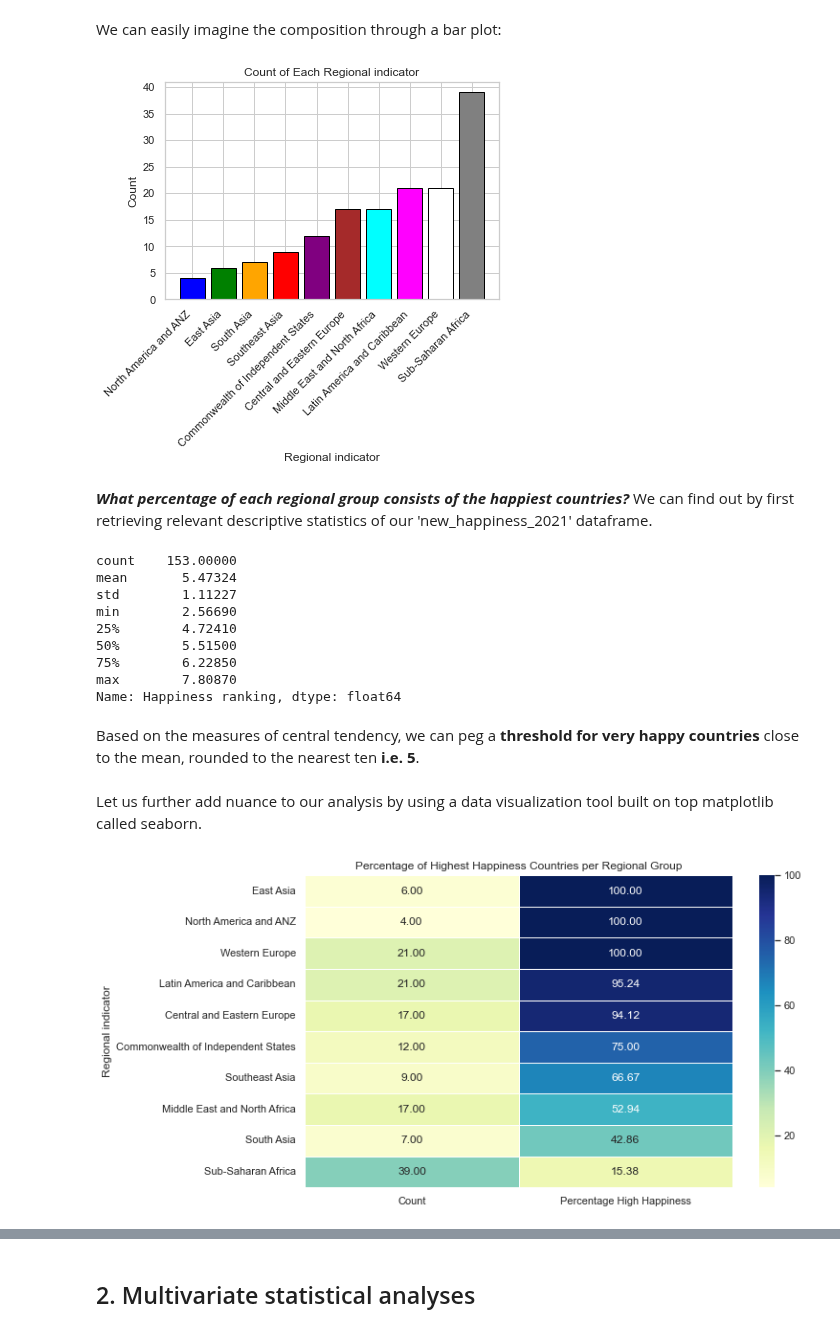
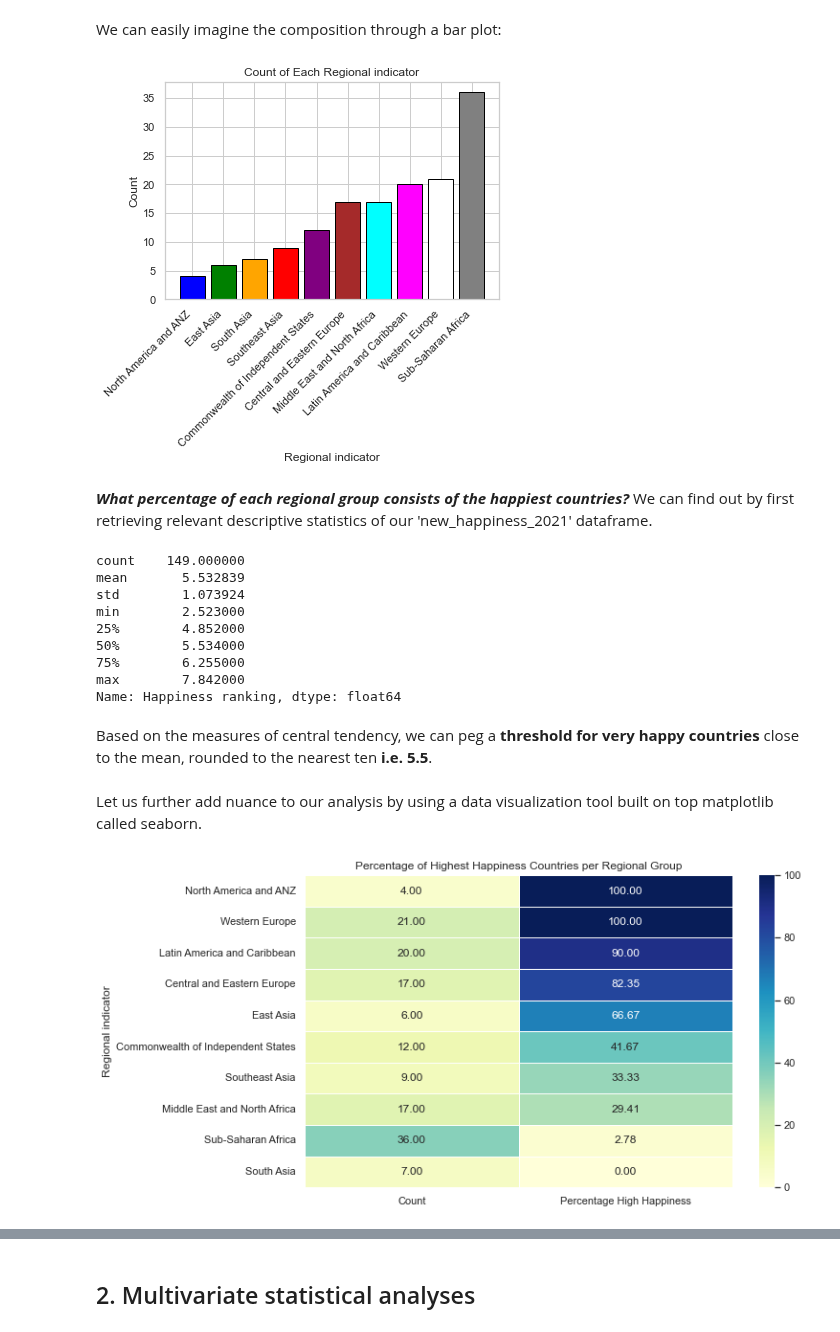
Before and after one commit to anikaarevalo/Happiness_and_world_economy_2021, a Jupyter notebook: Happiness_and_GDP_2021.ipynb, the cells around one changed output, grey strips where cells are left out. Saved outputs shown, nothing was run; the diff lists cells and outputs as text; code cells hidden in the pictures.

```diff
--- a/Happiness_and_GDP_2021.ipynb
+++ b/Happiness_and_GDP_2021.ipynb
@@ -32,7 +32,7 @@ print(gdp.head())
 # %%
 # Loading our relevant happiness index 2021 data set as a Pandas DataFrame
 # Getting a glimpse of the first few rows
-happiness_2021 = pd.read_csv('happiness_2021.csv')
+happiness_2021 = pd.read_csv('world-happiness-report-2021.csv')
 happiness_2021.head()
 # %% [output]
 |  | Country name | Regional indicator | Ladder score | Standard error of ladder score | upperwhisker | lowerwhisker | ... |
@@ -413,45 +413,45 @@ plt.title('Count of Each Regional indicator')
 plt.xticks(rotation=45, ha='right')  # Rotating x-axis labels for better readability
 plt.show()
 # %% [output]
-[figure, old version]
+[figure, new version]
 # %% [markdown]
 **_What percentage of each regional group consists of the happiest countries?_** We can find out by first retrieving relevant descriptive statistics of our 'new_happiness_2021' dataframe.
 # %%
 print(new_happiness_2021['Happiness ranking'].describe())
 # %% [output]
-count    153.00000
-mean       5.47324
-std        1.11227
-min        2.56690
-25%        4.72410
-50%        5.51500
-75%        6.22850
-max        7.80870
+count    149.000000
+mean       5.532839
+std        1.073924
+min        2.523000
+25%        4.852000
+50%        5.534000
+75%        6.255000
+max        7.842000
 Name: Happiness ranking, dtype: float64
 # %% [markdown]
-Based on the measures of central tendency, we can peg a **threshold for very happy countries** close to the mean, rounded to the nearest ten **i.e. 5**.
+Based on the measures of central tendency, we can peg a **threshold for very happy countries** close to the mean, rounded to the nearest ten **i.e. 5.5**.
 # %% [markdown]
 Let us further add nuance to our analysis by using a data visualization tool built on top matplotlib called seaborn.
 # %%
 # Setting the context to 'notebook' to make the entire figure larger
 sns.set_context('notebook')
 
-# Setting a threshold for very happy countries close to the mean, rounded to the nearest ten i.e. 5.
-threshold = 5
+# Setting a threshold for very happy countries close to the mean, rounded to the nearest ten i.e. 5.5
+threshold = 5.5
 
 # Grouping by 'Regional indicator' and calculate count and percentage of countries with ranking >= threshold
 grouped_data = new_happiness_2021.groupby('Regional indicator')['Happiness ranking'].agg(['count', lambda x: (x >= threshold).mean() * 100])
 
 # Renaming the columns for clarity
 grouped_data.columns = ['Count', 'Percentage High Happiness']
 
 # Sorting the DataFrame by 'Percentage High Happiness' in descending order
 grouped_data = grouped_data.sort_values(by='Percentage High Happiness', ascending=False)
 
 # Creating a heatmap using Seaborn
 plt.figure(figsize=(10, 6))
 sns.heatmap(grouped_data, annot=True, fmt=".2f", cmap="YlGnBu", linewidths=.5)
 plt.title('Percentage of Highest Happiness Countries per Regional Group')
 plt.show()
 # %% [output]
-[figure, old version]
+[figure, new version]
```
Also changed, not shown: parts of 28 cells of this notebook.
